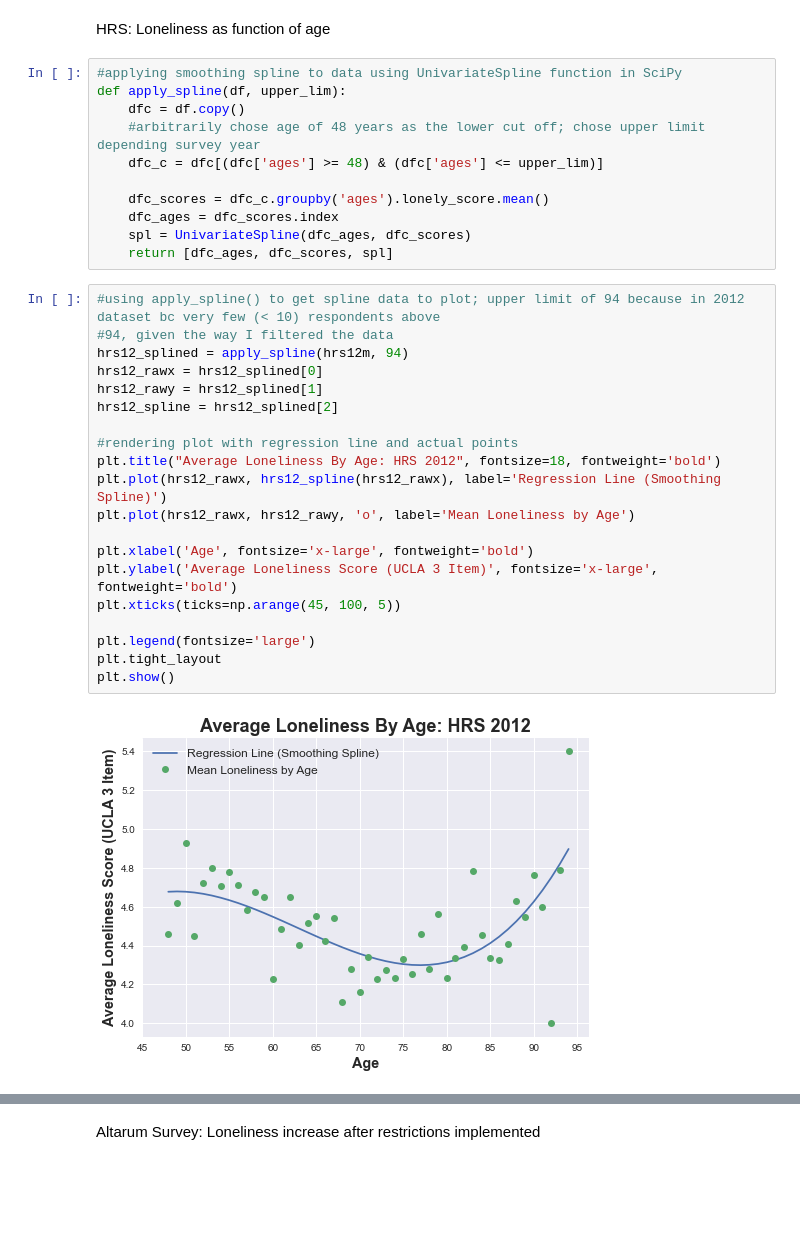
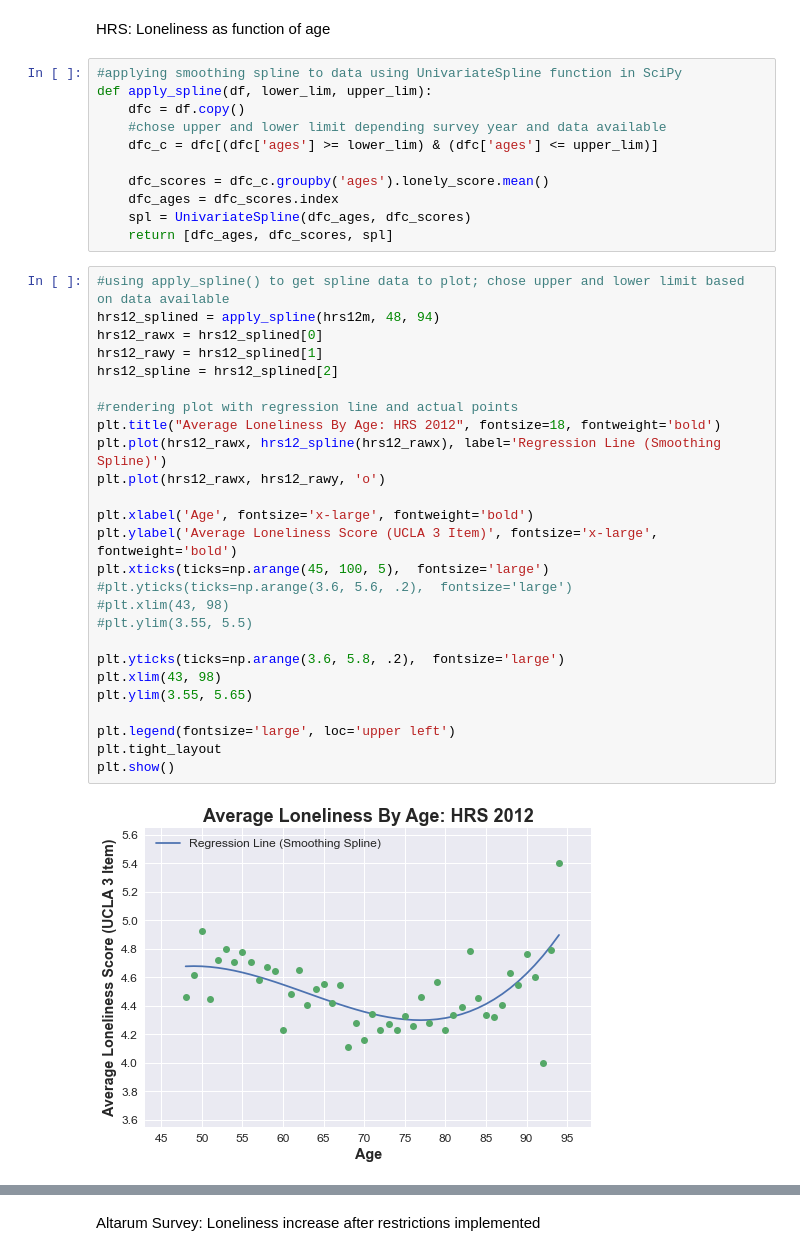
Before and after one commit to fyzeen/Senior-Isolation-Report, a Jupyter notebook: senior-isolation.ipynb, the cells around one changed output, grey strips where cells are left out. Saved outputs shown, nothing was run; the diff lists cells and outputs as text; blank space fills up the shorter version.

```diff
--- a/senior-isolation.ipynb
+++ b/senior-isolation.ipynb
@@ -220,35 +220,41 @@ nshap_f = nshap_psscore[relevant_nshap_columns]
 HRS: Loneliness as function of age
 # %%
 #applying smoothing spline to data using UnivariateSpline function in SciPy
-def apply_spline(df, upper_lim):
+def apply_spline(df, lower_lim, upper_lim):
     dfc = df.copy()
-    #arbitrarily chose age of 48 years as the lower cut off; chose upper limit depending survey year
-    dfc_c = dfc[(dfc['ages'] >= 48) & (dfc['ages'] <= upper_lim)]
+    #chose upper and lower limit depending survey year and data available
+    dfc_c = dfc[(dfc['ages'] >= lower_lim) & (dfc['ages'] <= upper_lim)]
 
     dfc_scores = dfc_c.groupby('ages').lonely_score.mean()
     dfc_ages = dfc_scores.index
     spl = UnivariateSpline(dfc_ages, dfc_scores)
     return [dfc_ages, dfc_scores, spl]
 # %%
-#using apply_spline() to get spline data to plot; upper limit of 94 because in 2012 dataset bc very few (< 10) respondents above
-#94, given the way I filtered the data
-hrs12_splined = apply_spline(hrs12m, 94)
+#using apply_spline() to get spline data to plot; chose upper and lower limit based on data available
+hrs12_splined = apply_spline(hrs12m, 48, 94)
 hrs12_rawx = hrs12_splined[0]
 hrs12_rawy = hrs12_splined[1]
 hrs12_spline = hrs12_splined[2]
 
 #rendering plot with regression line and actual points
 plt.title("Average Loneliness By Age: HRS 2012", fontsize=18, fontweight='bold')
 plt.plot(hrs12_rawx, hrs12_spline(hrs12_rawx), label='Regression Line (Smoothing Spline)')
-plt.plot(hrs12_rawx, hrs12_rawy, 'o', label='Mean Loneliness by Age')
+plt.plot(hrs12_rawx, hrs12_rawy, 'o')
 
 plt.xlabel('Age', fontsize='x-large', fontweight='bold')
 plt.ylabel('Average Loneliness Score (UCLA 3 Item)', fontsize='x-large', fontweight='bold')
-plt.xticks(ticks=np.arange(45, 100, 5))
+plt.xticks(ticks=np.arange(45, 100, 5),  fontsize='large')
+#plt.yticks(ticks=np.arange(3.6, 5.6, .2),  fontsize='large')
+#plt.xlim(43, 98)
+#plt.ylim(3.55, 5.5)
 
-plt.legend(fontsize='large')
+plt.yticks(ticks=np.arange(3.6, 5.8, .2),  fontsize='large')
+plt.xlim(43, 98)
+plt.ylim(3.55, 5.65)
+
+plt.legend(fontsize='large', loc='upper left')
 plt.tight_layout
 plt.show()
 # %% [output]
-[figure, old version]
+[figure, new version]
 # %%
```
Also changed, not shown: parts of 12 cells of this notebook.
